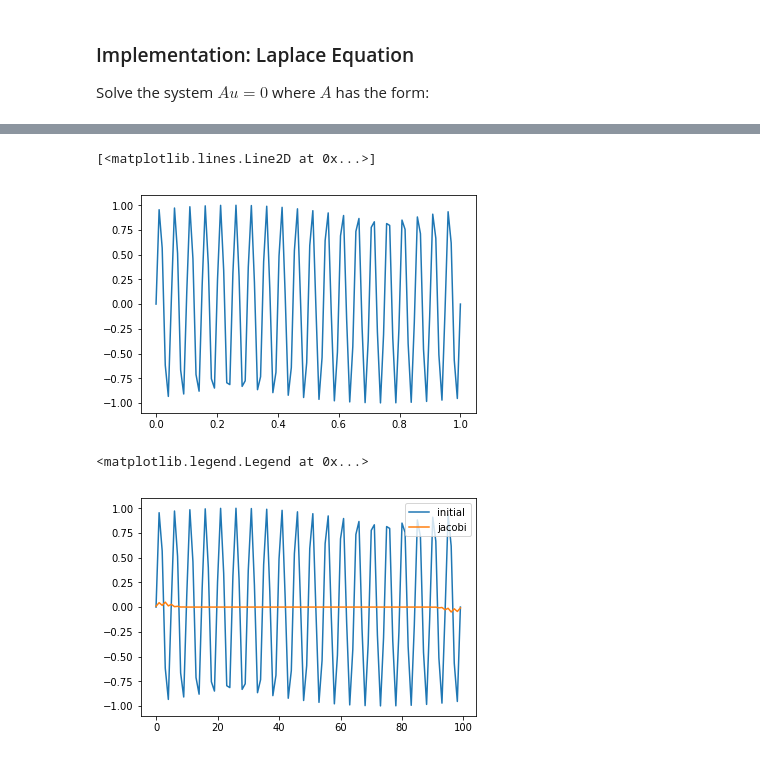
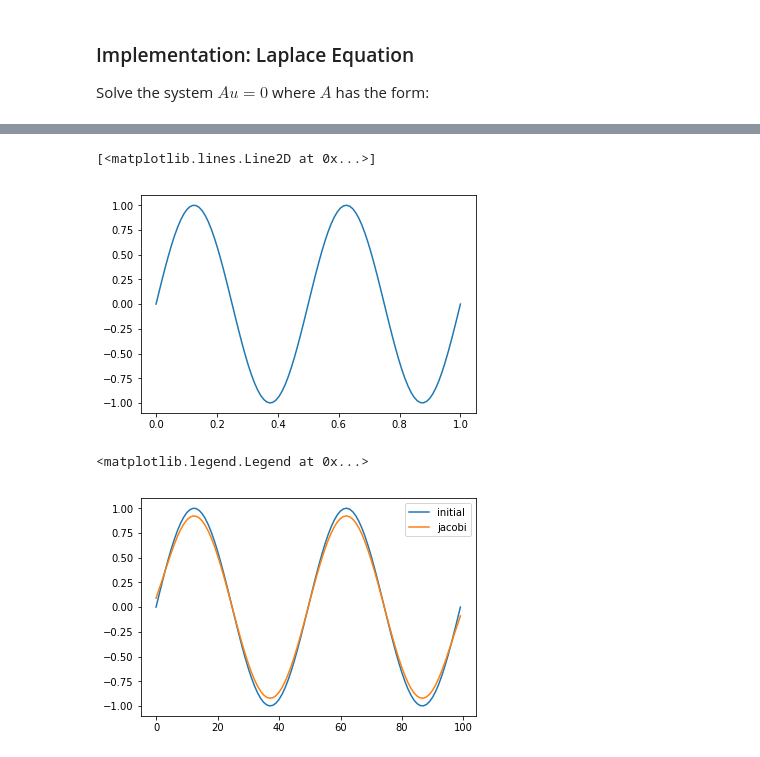
Before and after one commit to cs4540-f18/cs4540-f18.github.io, a Jupyter notebook: lectures/cs4540-f18-lecture14_linear-systems.ipynb, the cells around one changed output, grey strips where cells are left out. Cells and saved outputs as stored; diff of their text form; code cells hidden in the pictures.

```diff
--- a/lectures/cs4540-f18-lecture14_linear-systems.ipynb
+++ b/lectures/cs4540-f18-lecture14_linear-systems.ipynb
@@ -184,13 +184,11 @@ $$
 Solve the system $Au = 0$ where $A$ has the form:
 # %%
 def poisson_matrix(n):
-    # step size
-    h = 1 / (n+1);
     # tridiagonal matrix
     result  = -2 * np.eye(n);
     result += np.diag(np.ones(n-1), -1);
     result += np.diag(np.ones(n-1), +1);
-    return result / h**2;
+    return result;
 # %%
 poisson_matrix(5)
 # %% [output]
@@ -212,15 +210,15 @@ SyntaxError: invalid syntax (<ipython-input-148-cb5cfbae3d6f>, line 5)
 # %%
 n = 100
 A = poisson_matrix(n);
 
 # sinusoidal error
-k = 20;
+k = 2;
 x = np.linspace(0, 1, n);
 u0 = np.sin(2*np.pi*x * k)
 plt.plot(x,u0)
 # %% [output]
 [<matplotlib.lines.Line2D at 0x...>]
-[figure, old version]
+[figure, new version]
 # %%
 u_jacobi = jacobi(A, np.zeros(n), u0, max_iter=10)
 plt.plot(np.arange(n), u0, label="initial")
@@ -228,4 +226,4 @@ plt.plot(np.arange(n), u_jacobi, label="jacobi")
 plt.legend()
 # %% [output]
 <matplotlib.legend.Legend at 0x...>
-[figure, old version]
+[figure, new version]
```
Also changed, not shown: parts of 2 cells of this notebook.
